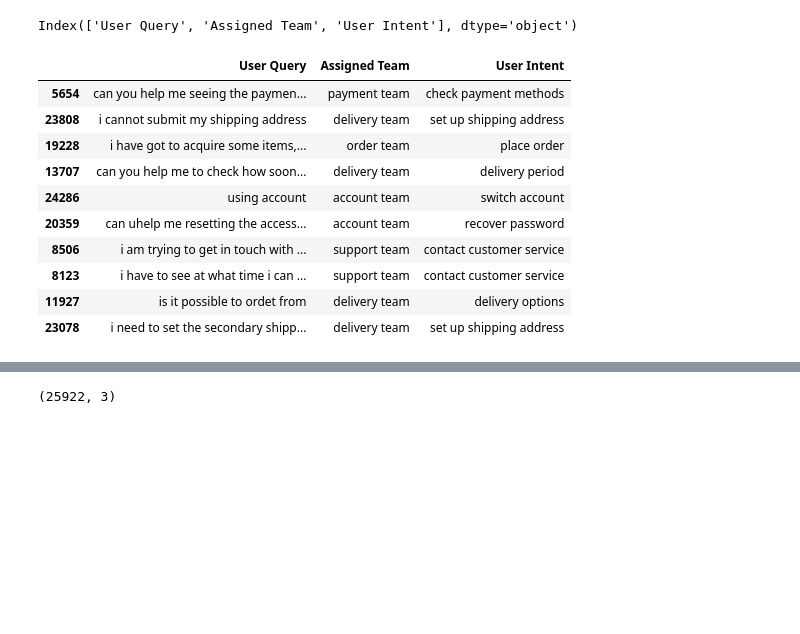
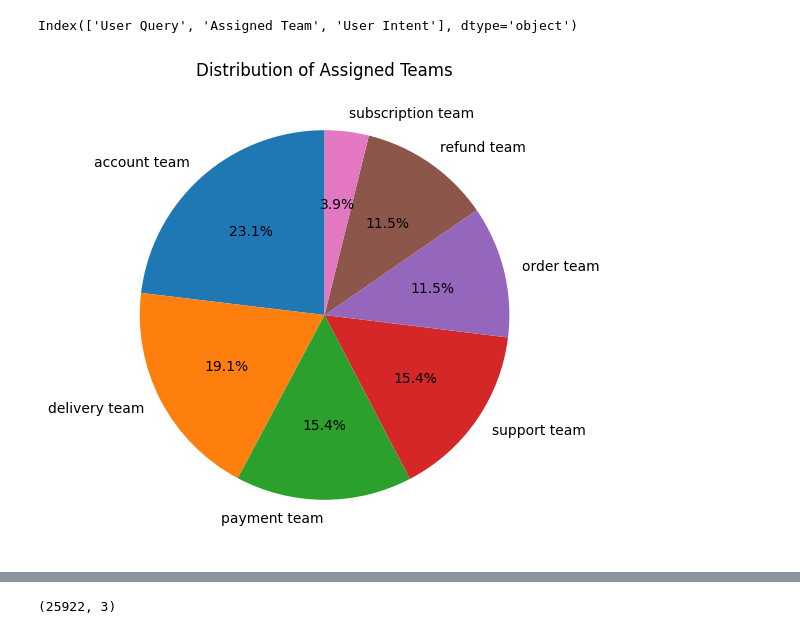
Before and after one commit to GurkiratSinghh/ML-Project-ticket-raising, a Jupyter notebook: notebooks/Data Preprocessing.ipynb, the cells around one changed output, grey strips where cells are left out. Drawn from its saved outputs; the diff is of its cells as text; code cells hidden in the pictures; blank space fills up the shorter version.

Commit message:
update with graphs in notebook

```diff
--- a/notebooks/Data Preprocessing.ipynb
+++ b/notebooks/Data Preprocessing.ipynb
@@ -181,17 +214,17 @@ df["Assigned Team"] = (
     .map(intent_to_team)
     .fillna("unknown")
 )
-# %%
-df.sample(10)
-# %% [output]
-|  | User Query | Assigned Team | User Intent |
-| 5654 | can you help me seeing the paymen... | payment team | check payment methods |
-| 23808 | i cannot submit my shipping address | delivery team | set up shipping address |
-| 19228 | i have got to acquire some items,... | order team | place order |
-| 13707 | can you help me to check how soon... | delivery team | delivery period |
-| 24286 | using account | account team | switch account |
-| 20359 | can uhelp me resetting the access... | account team | recover password |
-| 8506 | i am trying to get in touch with ... | support team | contact customer service |
-| 8123 | i have to see at what time i can ... | support team | contact customer service |
-| 11927 | is it possible to ordet from | delivery team | delivery options |
-| 23078 | i need to set the secondary shipp... | delivery team | set up shipping address |
+# %%
+import matplotlib.pyplot as plt
+
+df['Assigned Team'].value_counts().plot.pie(
+    autopct='%1.1f%%',
+    startangle=90,
+    figsize=(6, 6)
+)
+
+plt.ylabel("")   # removes default y-label
+plt.title("Distribution of Assigned Teams")
+plt.show()
+# %% [output]
+[figure, added]
```
Also changed, not shown: parts of 4 cells of this notebook.
